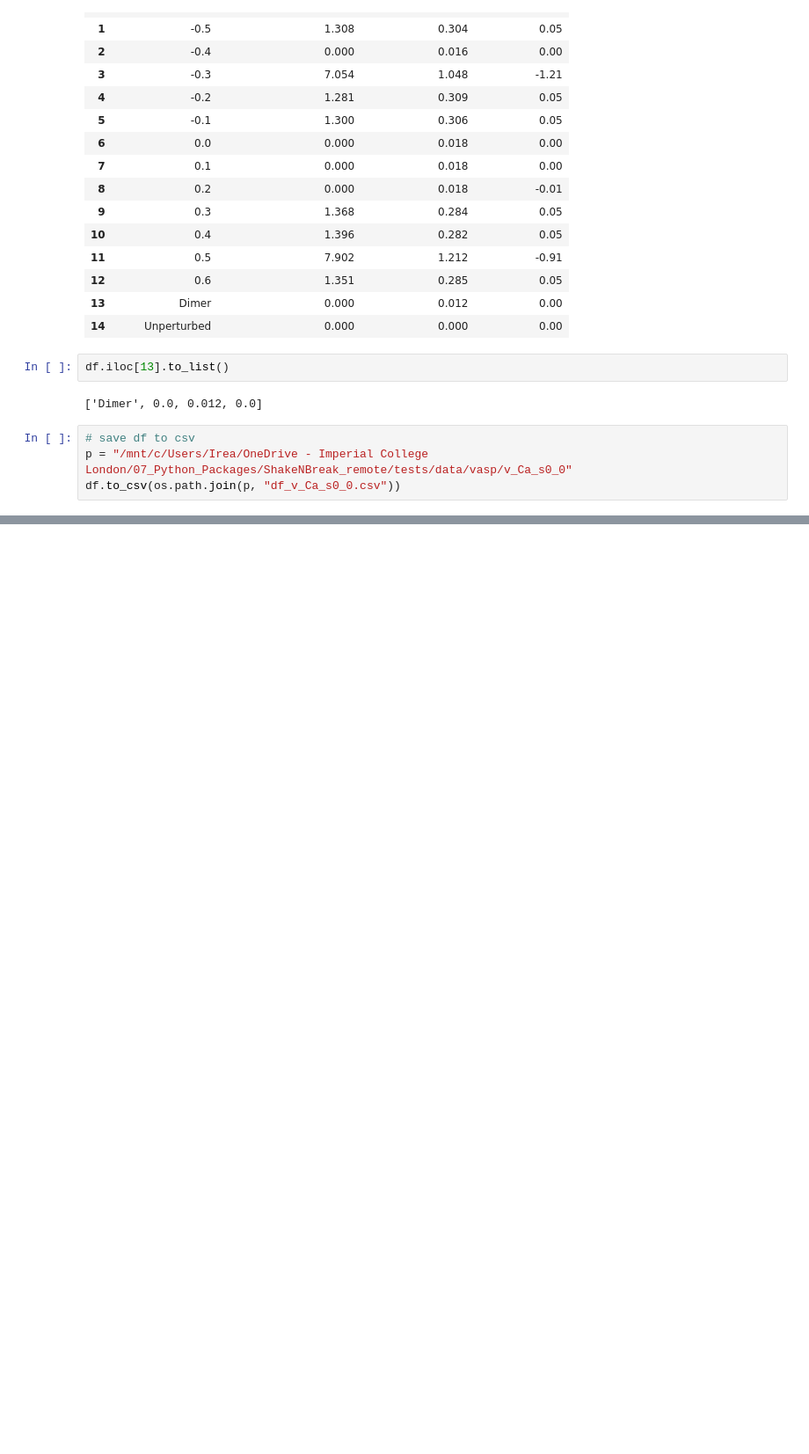
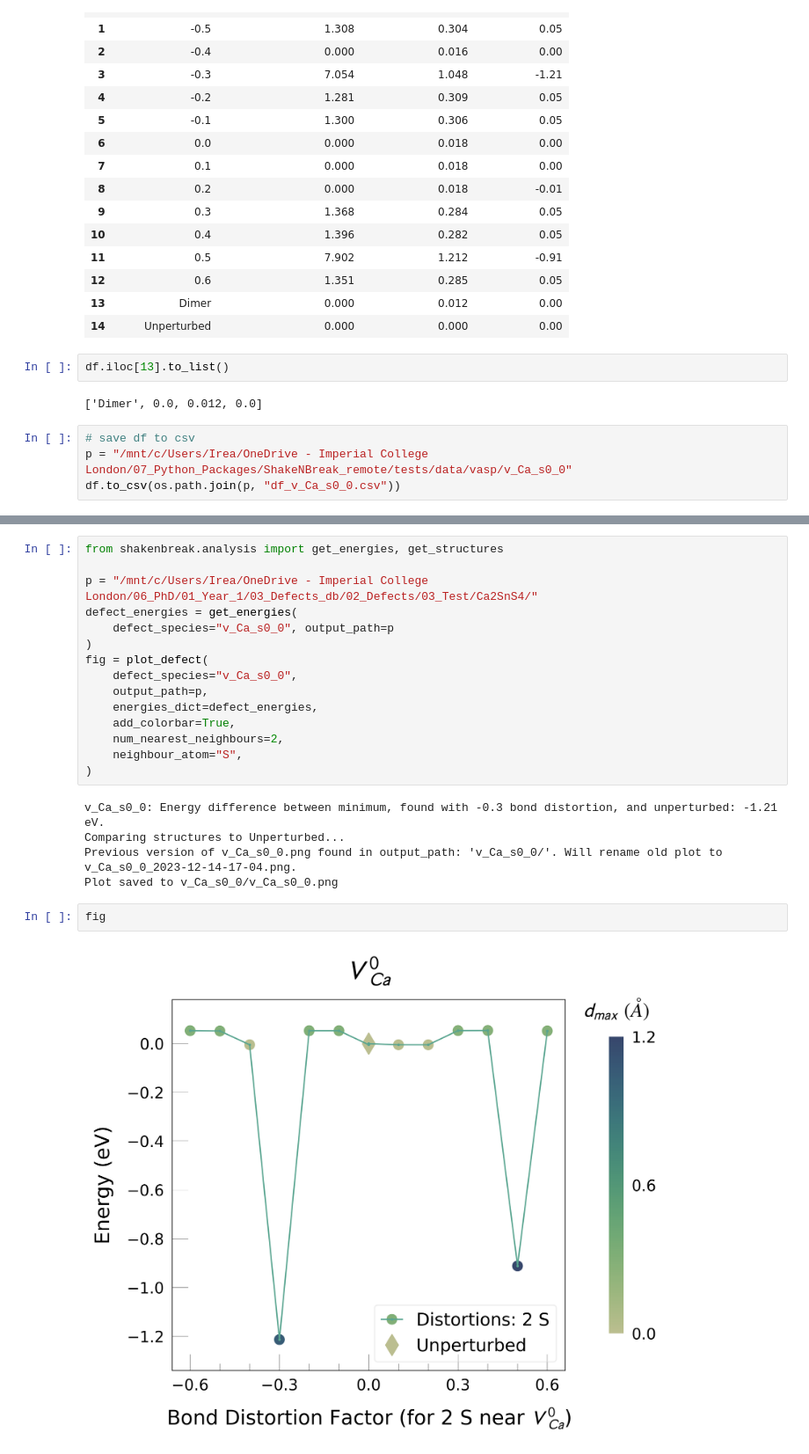
Before and after one commit to SMTG-Bham/ShakeNBreak, a Jupyter notebook: Test_Dimer.ipynb, the cells around one changed output, grey strips where cells are left out. Shown at 88% size. Cells and saved outputs as stored; diff of their text form; blank space fills up the shorter version.

Commit message:
update plot_colorbar to include Dimer datapoint
Former-commit-id: 3d020ac82a3d702d38b53209df7fa5358b02c0df

```diff
--- a/Test_Dimer.ipynb
+++ b/Test_Dimer.ipynb
@@ -450,0 +475,24 @@ df.to_csv(os.path.join(p, "df_v_Ca_s0_0.csv"))
+# %%
+from shakenbreak.analysis import get_energies, get_structures
+
+p = "/mnt/c/Users/Irea/OneDrive - Imperial College London/06_PhD/01_Year_1/03_Defects_db/02_Defects/03_Test/Ca2SnS4/"
+defect_energies = get_energies(
+    defect_species="v_Ca_s0_0", output_path=p
+)
+fig = plot_defect(
+    defect_species="v_Ca_s0_0",
+    output_path=p,
+    energies_dict=defect_energies,
+    add_colorbar=True,
+    num_nearest_neighbours=2,
+    neighbour_atom="S",
+)
+# %% [output]
+v_Ca_s0_0: Energy difference between minimum, found with -0.3 bond distortion, and unperturbed: -1.21 eV.
+Comparing structures to Unperturbed...
+Previous version of v_Ca_s0_0.png found in output_path: 'v_Ca_s0_0/'. Will rename old plot to v_Ca_s0_0_2023-12-14-17-04.png.
+Plot saved to v_Ca_s0_0/v_Ca_s0_0.png
+# %%
+fig
+# %% [output]
+[figure, added]
```
Also changed, not shown: parts of 4 cells of this notebook, 1 other file.
